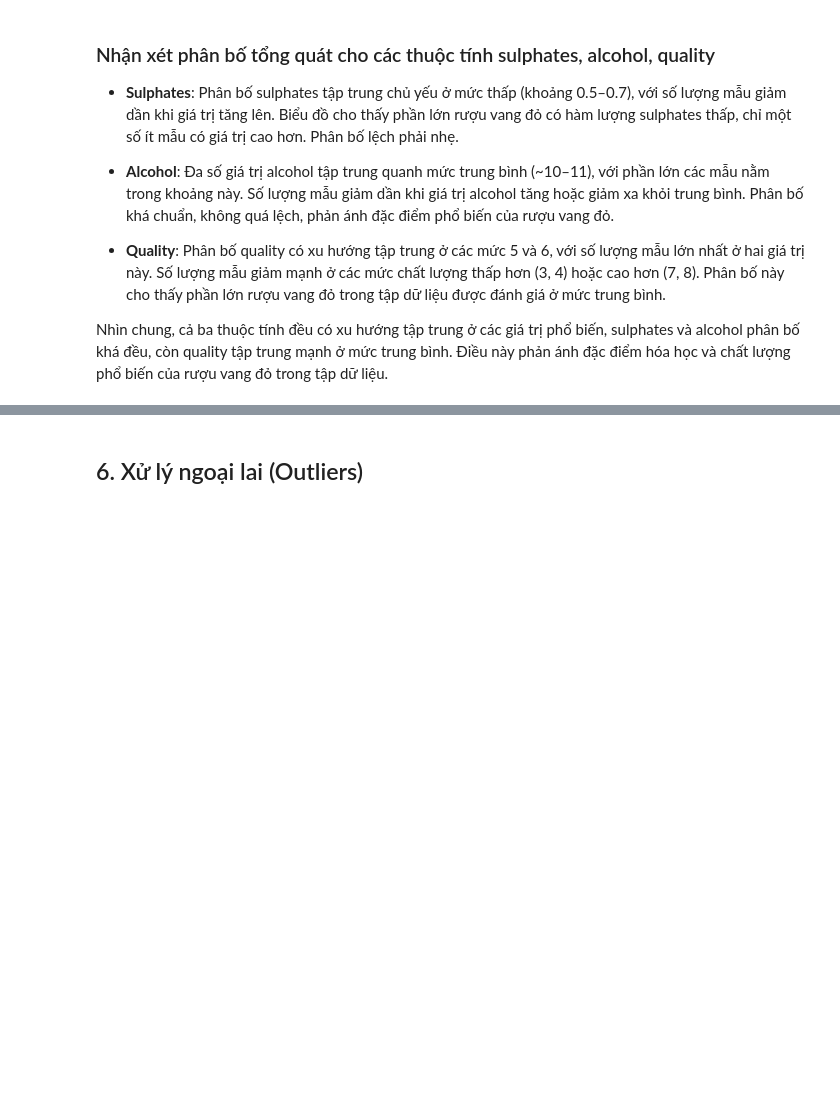
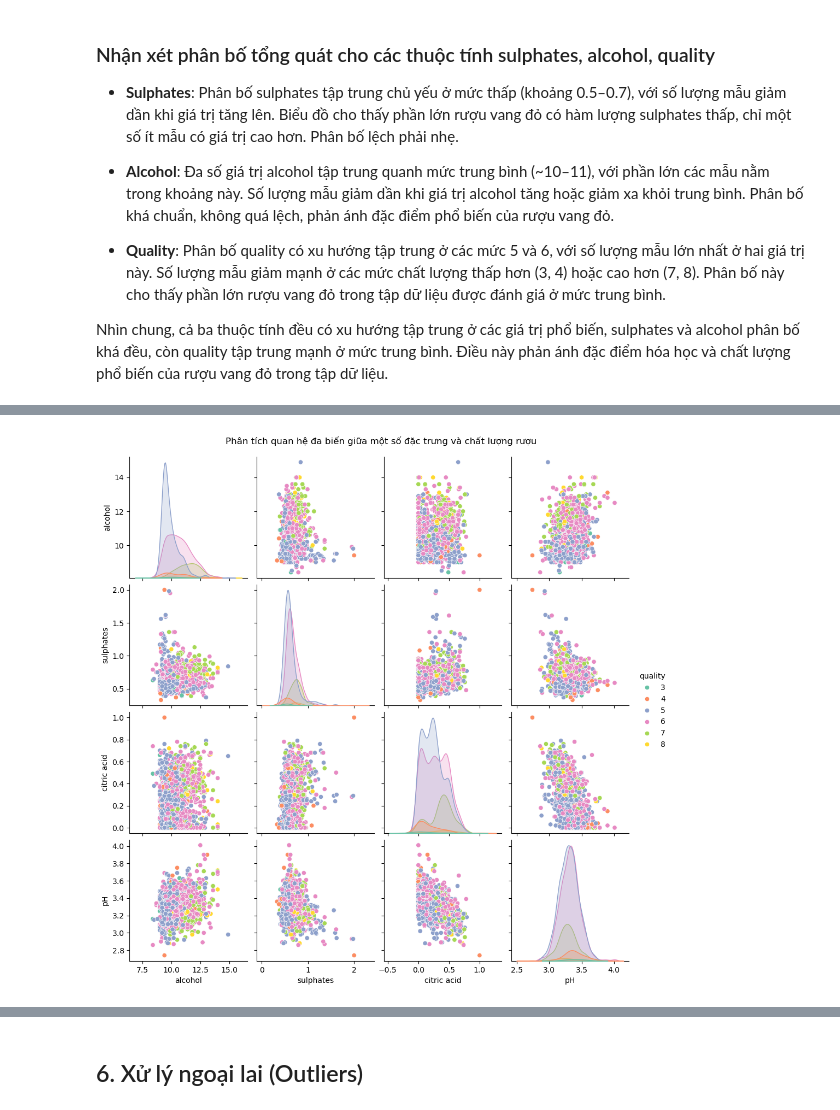
Before and after one commit to TidalWavetop1/Team9_ML_edu, a Jupyter notebook: Lab5 - Practice EDA/Practice/winequality.ipynb, the cells around one changed output, grey strips where cells are left out. Cells and saved outputs as stored; diff of their text form; code cells hidden in the pictures; blank space fills up the shorter version.

```diff
--- a/Lab5 - Practice EDA/Practice/winequality.ipynb
+++ b/Lab5 - Practice EDA/Practice/winequality.ipynb
@@ -322,0 +349,7 @@ Nhìn chung, cả ba thuộc tính đều có xu hướng tập trung ở các g
+# %%
+# Pairplot với biến mục tiêu 'quality'
+sns.pairplot(wine_data, vars=["alcohol", "sulphates", "citric acid", "pH"], hue="quality", palette="Set2")
+plt.suptitle("Phân tích quan hệ đa biến giữa một số đặc trưng và chất lượng rượu", y=1.02)
+plt.show()
+# %% [output]
+[figure, added]
```
Also changed, not shown: parts of 11 cells of this notebook, 4 other files.
